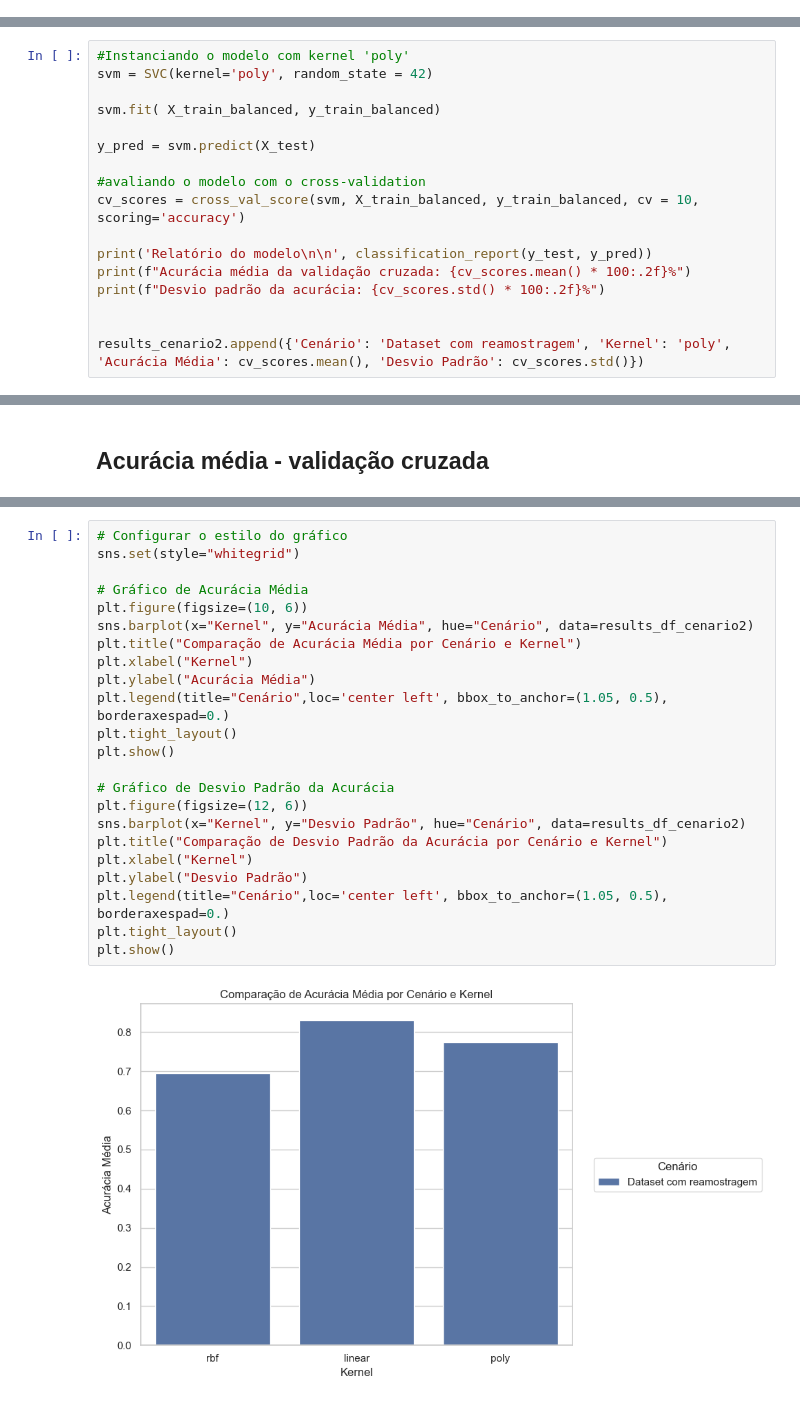
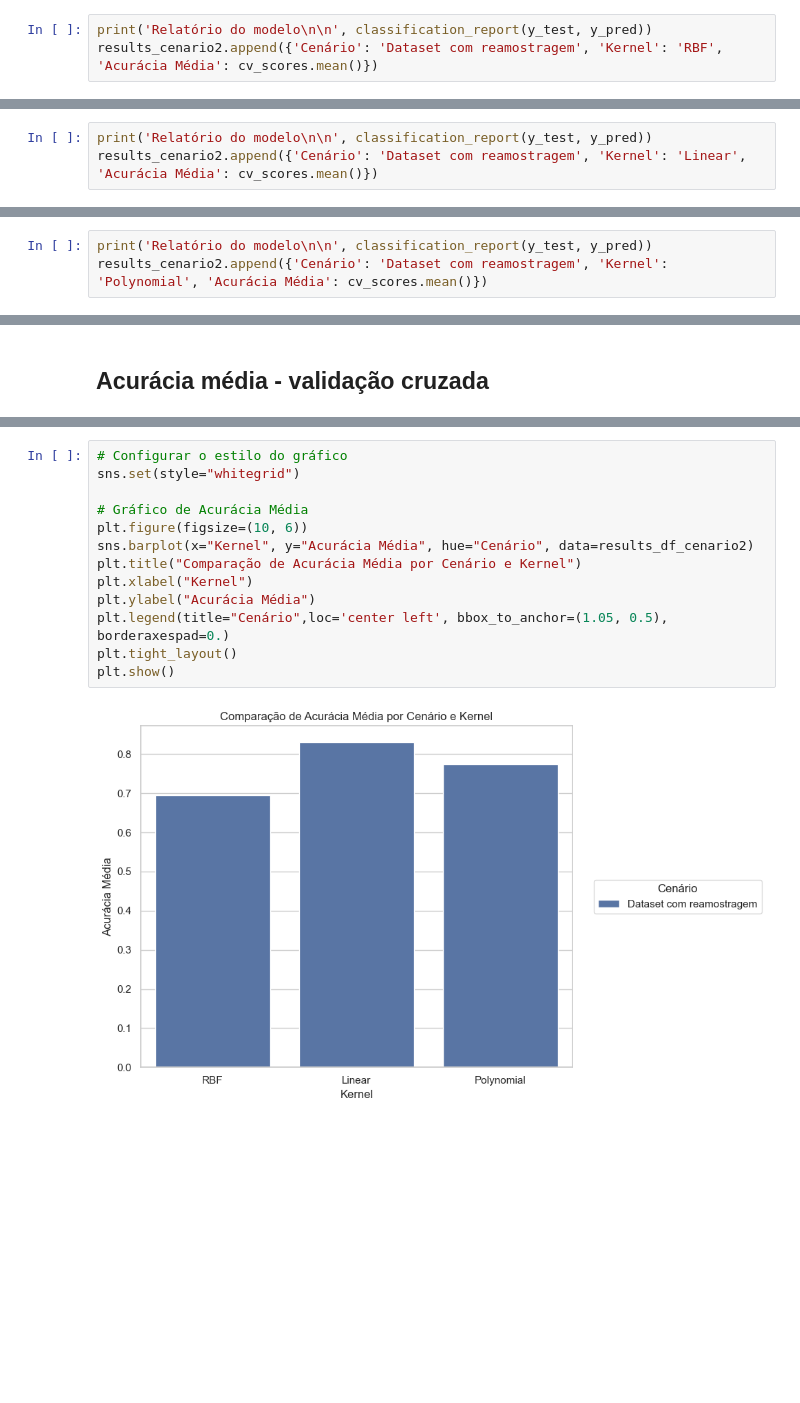
Before and after one commit to WesleydosSantos/machine-learning-tecnicas, a Jupyter notebook: Modelos/svm.ipynb, the cells around one changed output, grey strips where cells are left out. Drawn from its saved outputs; the diff is of its cells as text; blank space fills up the shorter version.

```diff
--- a/Modelos/svm.ipynb
+++ b/Modelos/svm.ipynb
@@ -382,0 +421,3 @@ Desvio padrão da acurácia: 3.45%
+# %%
+print('Relatório do modelo\n\n', classification_report(y_test, y_pred))
+results_cenario2.append({'Cenário': 'Dataset com reamostragem', 'Kernel': 'RBF', 'Acurácia Média': cv_scores.mean()})
@@ -414,0 +466,3 @@ Desvio padrão da acurácia: 2.18%
+# %%
+print('Relatório do modelo\n\n', classification_report(y_test, y_pred))
+results_cenario2.append({'Cenário': 'Dataset com reamostragem', 'Kernel': 'Linear', 'Acurácia Média': cv_scores.mean()})
@@ -415,19 +480,2 @@ Desvio padrão da acurácia: 2.18%
 # %% [markdown]
 ## Treinamento e avaliação do modelo com kernel 'poly'
-# %%
-#Instanciando o modelo com kernel 'poly'
-svm = SVC(kernel='poly', random_state = 42)
-
-svm.fit( X_train_balanced, y_train_balanced)
-
-y_pred = svm.predict(X_test)
-
-#avaliando o modelo com o cross-validation
-cv_scores = cross_val_score(svm, X_train_balanced, y_train_balanced, cv = 10, scoring='accuracy')
-
-print('Relatório do modelo\n\n', classification_report(y_test, y_pred))
-print(f"Acurácia média da validação cruzada: {cv_scores.mean() * 100:.2f}%")
-print(f"Desvio padrão da acurácia: {cv_scores.std() * 100:.2f}%")
-
-
-results_cenario2.append({'Cenário': 'Dataset com reamostragem', 'Kernel': 'poly', 'Acurácia Média': cv_scores.mean(), 'Desvio Padrão': cv_scores.std()})
@@ -447,0 +511,3 @@ Desvio padrão da acurácia: 2.11%
+# %%
+print('Relatório do modelo\n\n', classification_report(y_test, y_pred))
+results_cenario2.append({'Cenário': 'Dataset com reamostragem', 'Kernel': 'Polynomial', 'Acurácia Média': cv_scores.mean()})
@@ -605,25 +709,15 @@ plt.show()
 # %%
 # Configurar o estilo do gráfico
 sns.set(style="whitegrid")
 
 # Gráfico de Acurácia Média
 plt.figure(figsize=(10, 6))
 sns.barplot(x="Kernel", y="Acurácia Média", hue="Cenário", data=results_df_cenario2)
 plt.title("Comparação de Acurácia Média por Cenário e Kernel")
 plt.xlabel("Kernel")
 plt.ylabel("Acurácia Média")
 plt.legend(title="Cenário",loc='center left', bbox_to_anchor=(1.05, 0.5), borderaxespad=0.)
 plt.tight_layout()
 plt.show()
-
-# Gráfico de Desvio Padrão da Acurácia
-plt.figure(figsize=(12, 6))
-sns.barplot(x="Kernel", y="Desvio Padrão", hue="Cenário", data=results_df_cenario2)
-plt.title("Comparação de Desvio Padrão da Acurácia por Cenário e Kernel")
-plt.xlabel("Kernel")
-plt.ylabel("Desvio Padrão")
-plt.legend(title="Cenário",loc='center left', bbox_to_anchor=(1.05, 0.5), borderaxespad=0.)
-plt.tight_layout()
-plt.show()
 # %% [output]
-[figure, old version]
+[figure, new version]
```
Also changed, not shown: parts of 68 cells of this notebook.
